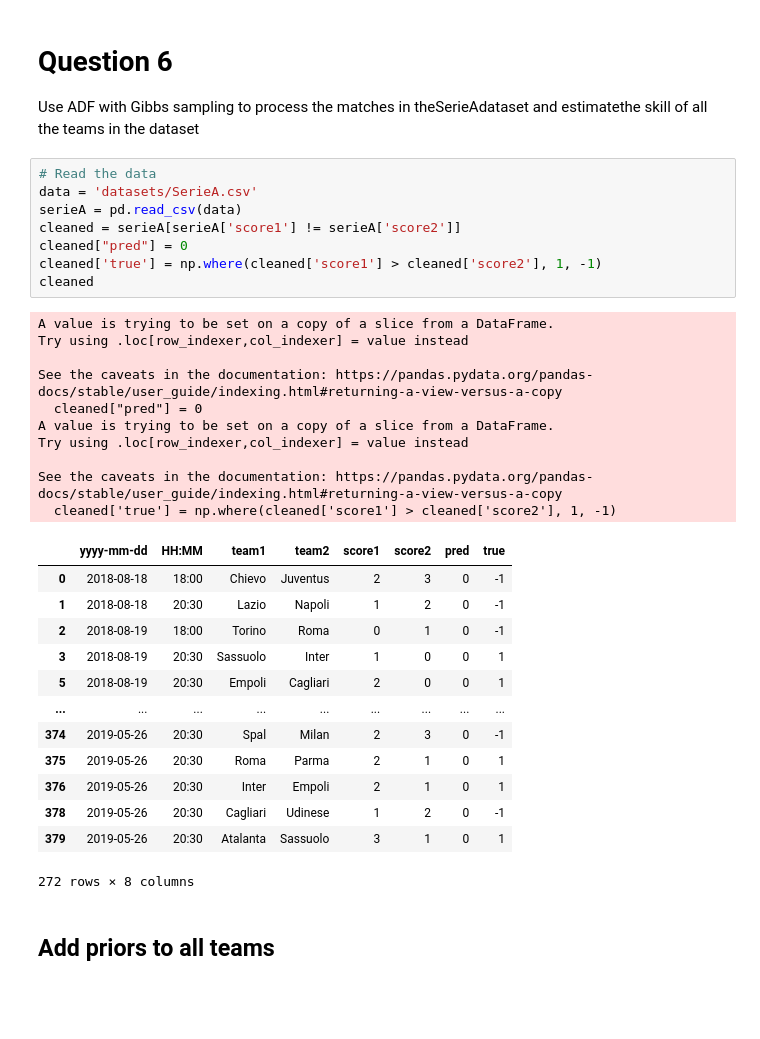
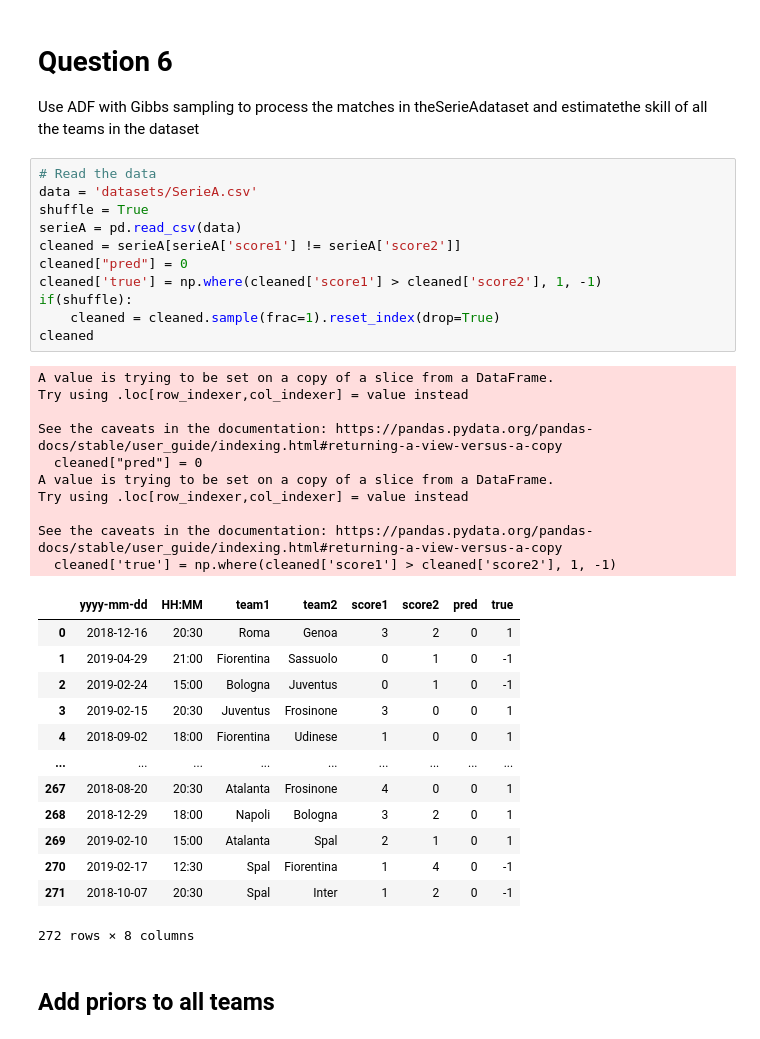
Before and after one commit to bcwein/1RT705APML-Project, a Jupyter notebook: project.ipynb, the cells around one changed output. Cells and saved outputs as stored; diff of their text form; blank space fills up the shorter version.

```diff
--- a/project.ipynb
+++ b/project.ipynb
@@ -307,34 +307,37 @@ Use ADF with Gibbs sampling to process the matches in theSerieAdataset and estim
 # %%
 # Read the data
 data = 'datasets/SerieA.csv'
+shuffle = True
 serieA = pd.read_csv(data)
 cleaned = serieA[serieA['score1'] != serieA['score2']]
 cleaned["pred"] = 0
 cleaned['true'] = np.where(cleaned['score1'] > cleaned['score2'], 1, -1)
+if(shuffle):
+    cleaned = cleaned.sample(frac=1).reset_index(drop=True)
 cleaned
 # %% [output]
 A value is trying to be set on a copy of a slice from a DataFrame.
 Try using .loc[row_indexer,col_indexer] = value instead
 
 See the caveats in the documentation: https://pandas.pydata.org/pandas-docs/stable/user_guide/indexing.html#returning-a-view-versus-a-copy
   cleaned["pred"] = 0
 A value is trying to be set on a copy of a slice from a DataFrame.
 Try using .loc[row_indexer,col_indexer] = value instead
 
 See the caveats in the documentation: https://pandas.pydata.org/pandas-docs/stable/user_guide/indexing.html#returning-a-view-versus-a-copy
   cleaned['true'] = np.where(cleaned['score1'] > cleaned['score2'], 1, -1)
 |  | yyyy-mm-dd | HH:MM | team1 | team2 | score1 | score2 | pred | true |
-| 0 | 2018-08-18 | 18:00 | Chievo | Juventus | 2 | 3 | 0 | -1 |
-| 1 | 2018-08-18 | 20:30 | Lazio | Napoli | 1 | 2 | 0 | -1 |
-| 2 | 2018-08-19 | 18:00 | Torino | Roma | 0 | 1 | 0 | -1 |
-| 3 | 2018-08-19 | 20:30 | Sassuolo | Inter | 1 | 0 | 0 | 1 |
-| 5 | 2018-08-19 | 20:30 | Empoli | Cagliari | 2 | 0 | 0 | 1 |
+| 0 | 2018-12-16 | 20:30 | Roma | Genoa | 3 | 2 | 0 | 1 |
+| 1 | 2019-04-29 | 21:00 | Fiorentina | Sassuolo | 0 | 1 | 0 | -1 |
+| 2 | 2019-02-24 | 15:00 | Bologna | Juventus | 0 | 1 | 0 | -1 |
+| 3 | 2019-02-15 | 20:30 | Juventus | Frosinone | 3 | 0 | 0 | 1 |
+| 4 | 2018-09-02 | 18:00 | Fiorentina | Udinese | 1 | 0 | 0 | 1 |
 | ... | ... | ... | ... | ... | ... | ... | ... | ... |
-| 374 | 2019-05-26 | 20:30 | Spal | Milan | 2 | 3 | 0 | -1 |
-| 375 | 2019-05-26 | 20:30 | Roma | Parma | 2 | 1 | 0 | 1 |
-| 376 | 2019-05-26 | 20:30 | Inter | Empoli | 2 | 1 | 0 | 1 |
-| 378 | 2019-05-26 | 20:30 | Cagliari | Udinese | 1 | 2 | 0 | -1 |
-| 379 | 2019-05-26 | 20:30 | Atalanta | Sassuolo | 3 | 1 | 0 | 1 |
+| 267 | 2018-08-20 | 20:30 | Atalanta | Frosinone | 4 | 0 | 0 | 1 |
+| 268 | 2018-12-29 | 18:00 | Napoli | Bologna | 3 | 2 | 0 | 1 |
+| 269 | 2019-02-10 | 15:00 | Atalanta | Spal | 2 | 1 | 0 | 1 |
+| 270 | 2019-02-17 | 12:30 | Spal | Fiorentina | 1 | 4 | 0 | -1 |
+| 271 | 2018-10-07 | 20:30 | Spal | Inter | 1 | 2 | 0 | -1 |
 272 rows × 8 columns
 # %% [markdown]
 ## Add priors to all teams
```
Also changed, not shown: parts of 24 cells of this notebook.
